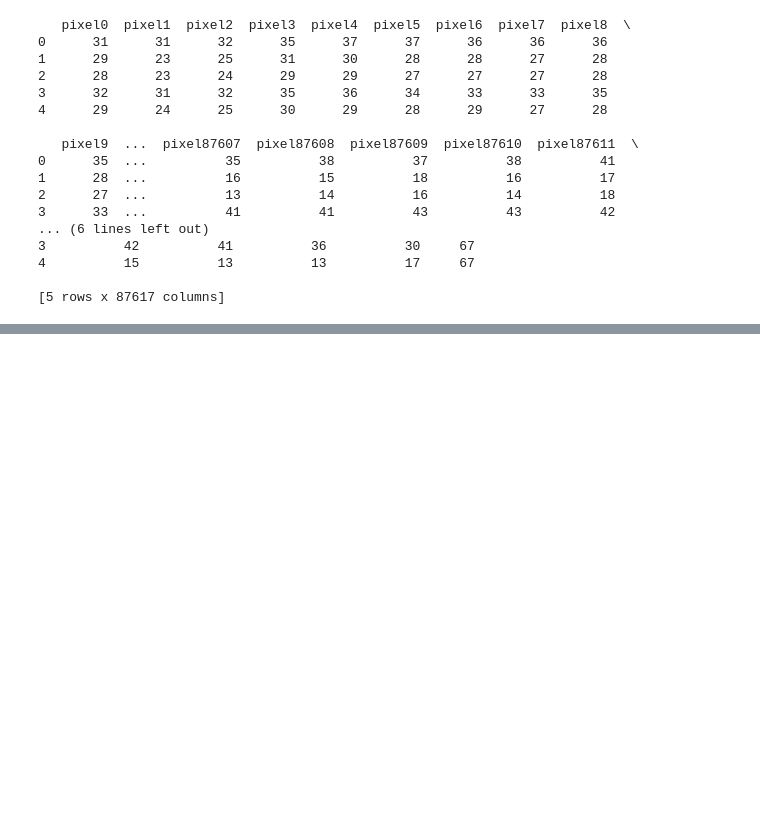
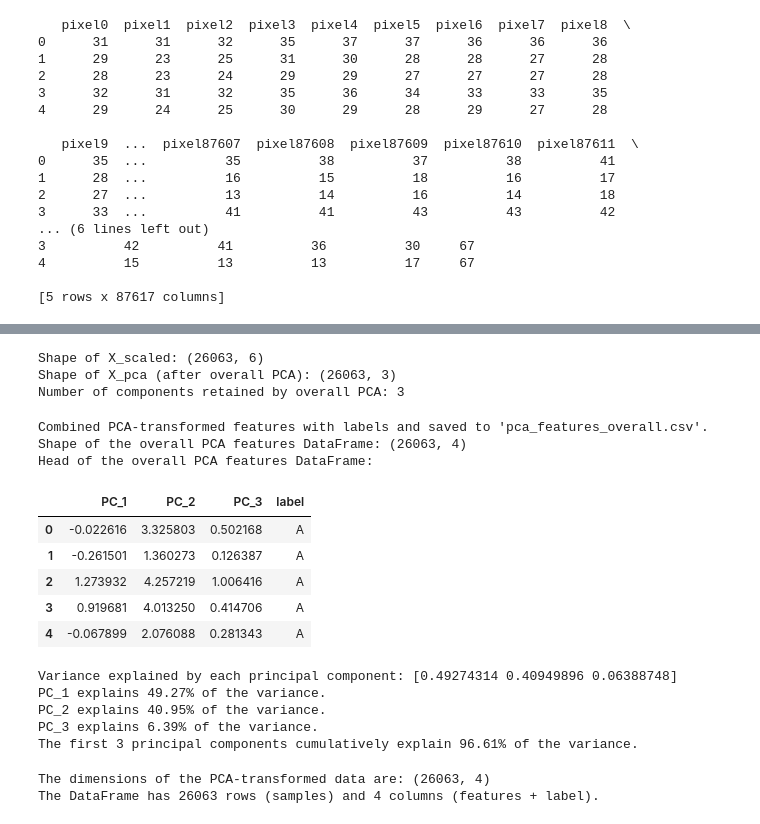
Before and after one commit to Prakas-Dutta/Hand-gesture-to-alphabet, a Jupyter notebook: Alphabetical_Hand_gesture_recognition_using_deep_learning.ipynb, the cells around one changed output, grey strips where cells are left out. Drawn from its saved outputs; the diff is of its cells as text; code cells hidden in the pictures; blank space fills up the shorter version.

```diff
--- a/Alphabetical_Hand_gesture_recognition_using_deep_learning.ipynb
+++ b/Alphabetical_Hand_gesture_recognition_using_deep_learning.ipynb
@@ -232,0 +280,8 @@ NameError: name 'data' is not defined
+# %%
+X = np.array(images['parsed_pixels'].tolist())
+y = images['label'].values
+
+print("Shape of features (X):", X.shape)
+print("Shape of target (y):", y.shape)
+print("Features (X) head:\n", X[:5])
+print("Target (y) head:\n", y[:5])
@@ -232,0 +333,55 @@ NameError: name 'data' is not defined
+# %%
+scaler = StandardScaler()
+X_scaled = scaler.fit_transform(X)
+
+pca_overall = PCA(n_components=0.95)
+X_pca = pca_overall.fit_transform(X_scaled)
+
+print("Shape of X_scaled:", X_scaled.shape)
+print("Shape of X_pca (after overall PCA):", X_pca.shape)
+print("Number of components retained by overall PCA:", X_pca.shape[1])
+# %% [output]
+Shape of X_scaled: (26063, 6)
+Shape of X_pca (after overall PCA): (26063, 3)
+Number of components retained by overall PCA: 3
+# %%
+pc_overall_columns = [f"PC_{i+1}" for i in range(X_pca.shape[1])]
+x_pca_df = pd.DataFrame(data=X_pca, columns=pc_overall_columns)
+x_pca_df['label'] = y
+
+x_pca_df.to_csv('pca_features_overall.csv', index=False)
+print("Combined PCA-transformed features with labels and saved to 'pca_features_overall.csv'.")
+print("Shape of the overall PCA features DataFrame:", x_pca_df.shape)
+print("Head of the overall PCA features DataFrame:")
+display(x_pca_df.head())
+# %% [output]
+Combined PCA-transformed features with labels and saved to 'pca_features_overall.csv'.
+Shape of the overall PCA features DataFrame: (26063, 4)
+Head of the overall PCA features DataFrame:
+|  | PC_1 | PC_2 | PC_3 | label |
+| 0 | -0.022616 | 3.325803 | 0.502168 | A |
+| 1 | -0.261501 | 1.360273 | 0.126387 | A |
+| 2 | 1.273932 | 4.257219 | 1.006416 | A |
+| 3 | 0.919681 | 4.013250 | 0.414706 | A |
+| 4 | -0.067899 | 2.076088 | 0.281343 | A |
+# %%
+print("Variance explained by each principal component:", pca_overall.explained_variance_ratio_)
+print(f"PC_1 explains {pca_overall.explained_variance_ratio_[0]:.2%} of the variance.")
+print(f"PC_2 explains {pca_overall.explained_variance_ratio_[1]:.2%} of the variance.")
+print(f"PC_3 explains {pca_overall.explained_variance_ratio_[2]:.2%} of the variance.")
+
+print(f"The first 3 principal components cumulatively explain {pca_overall.explained_variance_ratio_.sum():.2%} of the variance.")
+# %% [output]
+Variance explained by each principal component: [0.49274314 0.40949896 0.06388748]
+PC_1 explains 49.27% of the variance.
+PC_2 explains 40.95% of the variance.
+PC_3 explains 6.39% of the variance.
+The first 3 principal components cumulatively explain 96.61% of the variance.
+# %%
+import pandas as pd
+pca_df = pd.read_csv('/content/drive/MyDrive/pca_features_overall.csv')
+print(f"The dimensions of the PCA-transformed data are: {pca_df.shape}")
+print(f"The DataFrame has {pca_df.shape[0]} rows (samples) and {pca_df.shape[1]} columns (features + label).")
+# %% [output]
+The dimensions of the PCA-transformed data are: (26063, 4)
+The DataFrame has 26063 rows (samples) and 4 columns (features + label).
```
Also changed, not shown: parts of 14 cells of this notebook.
